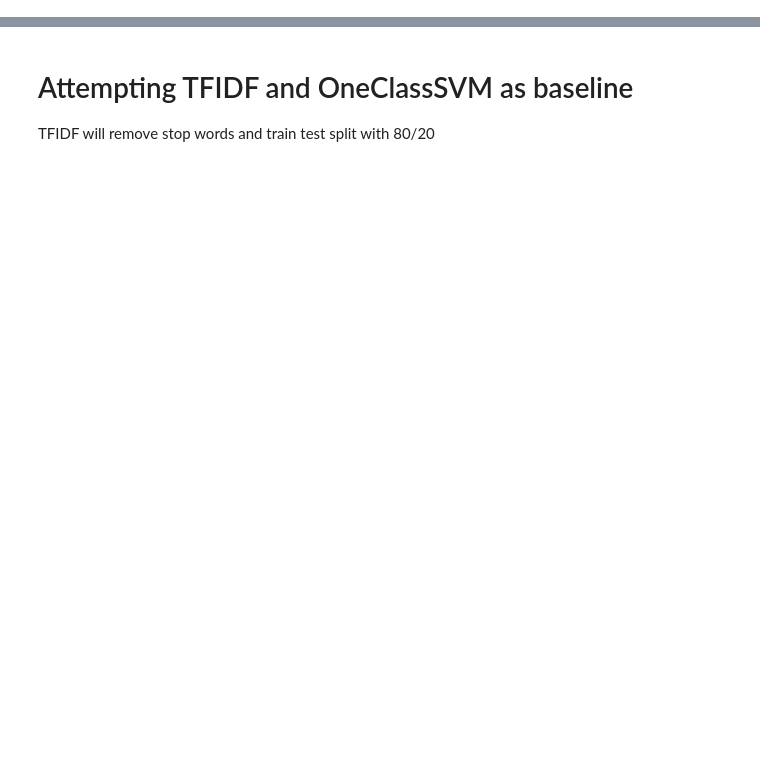
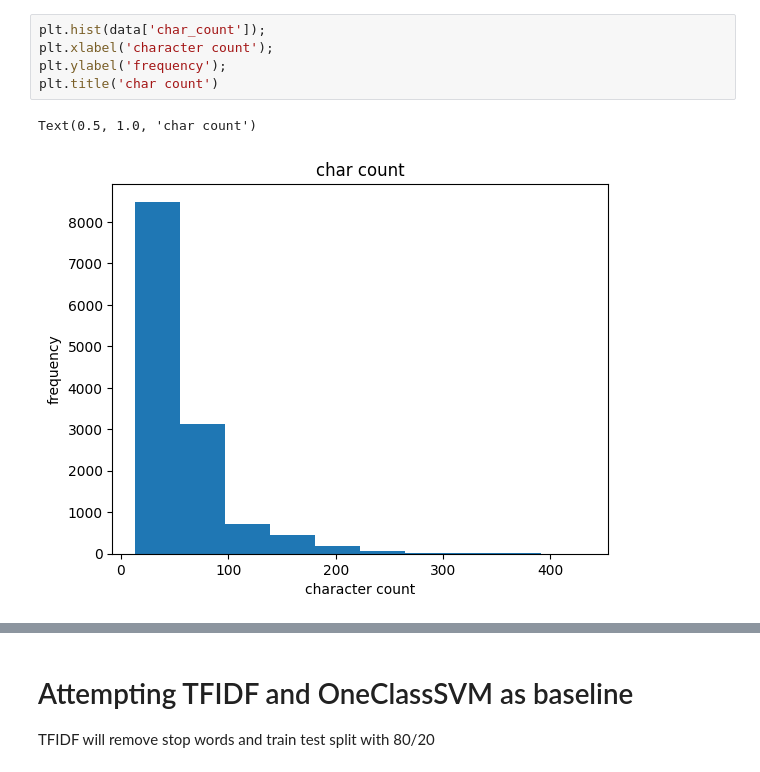
Before and after one commit to ChehakA/PNC-Multi-modal-anomaly-detection, a Jupyter notebook: notebook.ipynb, the cells around one changed output, grey strips where cells are left out. Saved outputs shown, nothing was run; the diff lists cells and outputs as text; blank space fills up the shorter version.

```diff
--- a/notebook.ipynb
+++ b/notebook.ipynb
@@ -55,0 +98,8 @@ Name: count, Length: 77, dtype: int64
+# %%
+plt.hist(data['char_count']);
+plt.xlabel('character count');
+plt.ylabel('frequency');
+plt.title('char count')
+# %% [output]
+Text(0.5, 1.0, 'char count')
+[figure, added]
```
Also changed, not shown: parts of 29 cells of this notebook.
